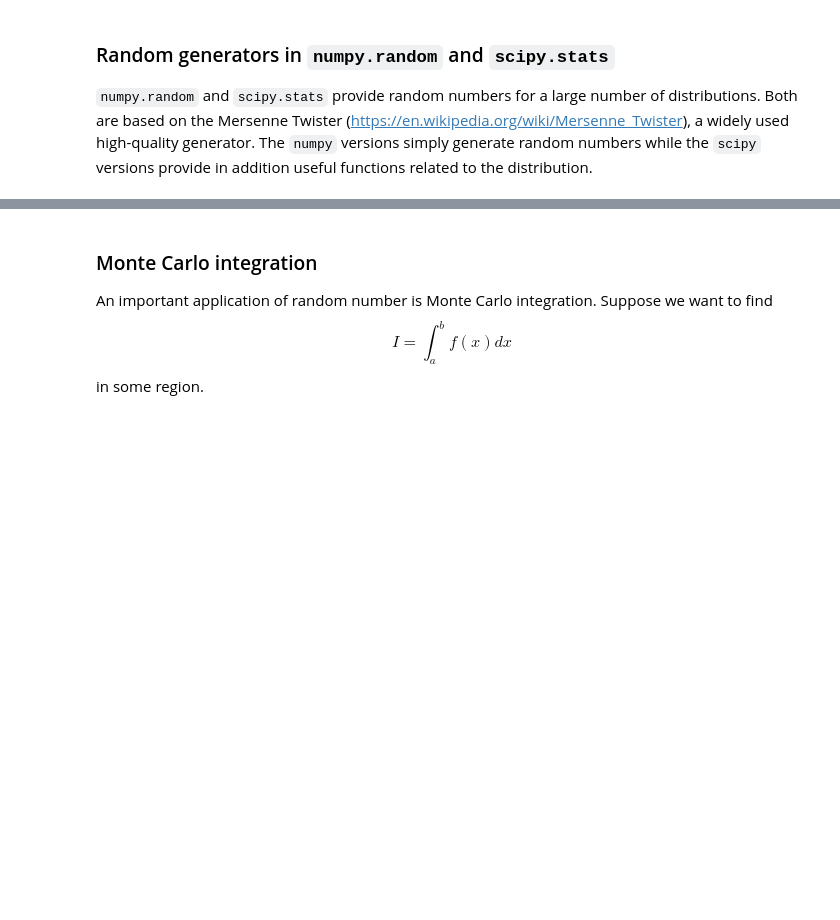
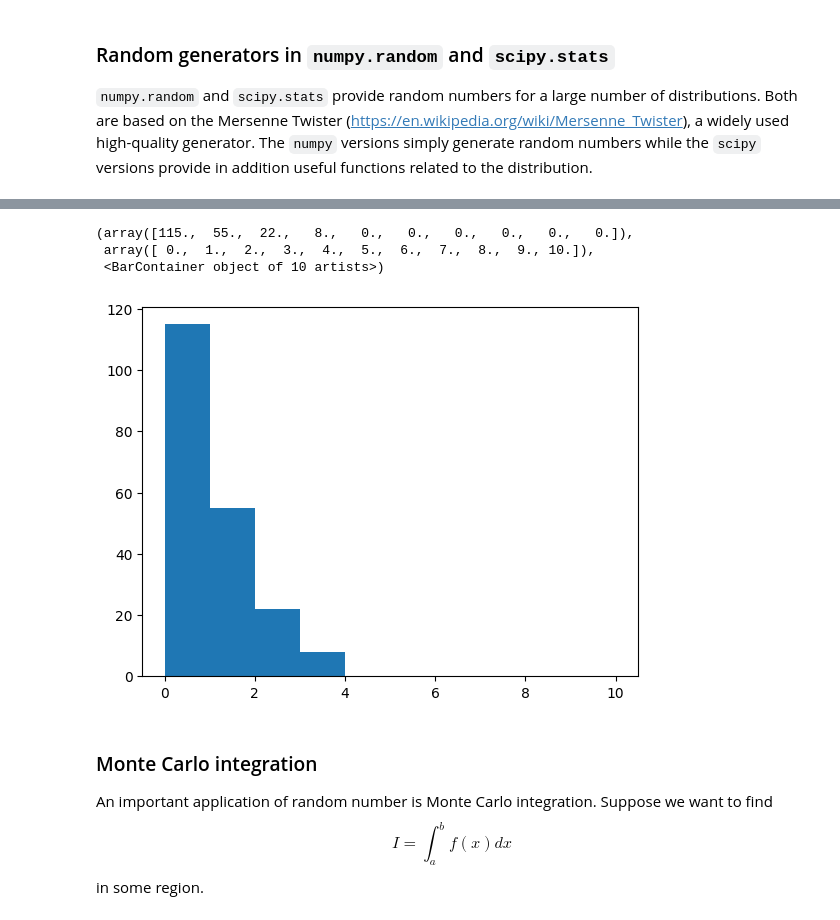
Before and after one commit to KohlensaeureJunk/DataAnalysiswithML, a Jupyter notebook: RandomNumbers.ipynb, the cells around one changed output, grey strips where cells are left out. Drawn from its saved outputs; the diff is of its cells as text; code cells hidden in the pictures; blank space fills up the shorter version.

Commit message:
completed RandomNumbers

```diff
--- a/RandomNumbers.ipynb
+++ b/RandomNumbers.ipynb
@@ -296,8 +379,13 @@ stats?
 # %%
 # generate poisson distributed rns
-#b=stats.poisson.rvs(0.61,size=200) # scipy.stats version
-b=np.random.poisson(0.61,200) # numpy.random version
+b=stats.poisson.rvs(0.61,size=200) # scipy.stats version
+#b=np.random.poisson(0.61,200) # numpy.random version
 plt.hist(b,bins=10,range=(0,10))
+# %% [output]
+(array([115.,  55.,  22.,   8.,   0.,   0.,   0.,   0.,   0.,   0.]),
+ array([ 0.,  1.,  2.,  3.,  4.,  5.,  6.,  7.,  8.,  9., 10.]),
+ <BarContainer object of 10 artists>)
+[figure, added]
 # %% [markdown]
 ### Monte Carlo integration
 
```
Also changed, not shown: parts of 35 cells of this notebook.
